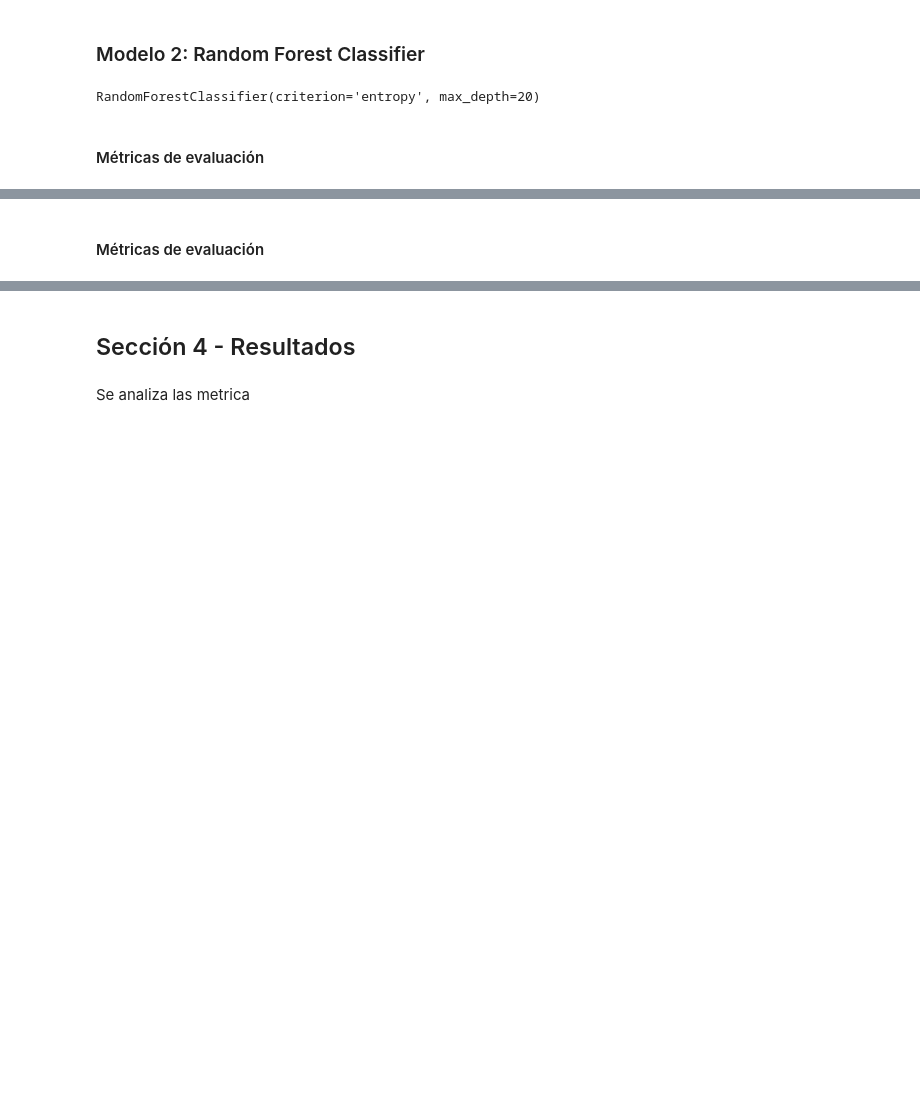
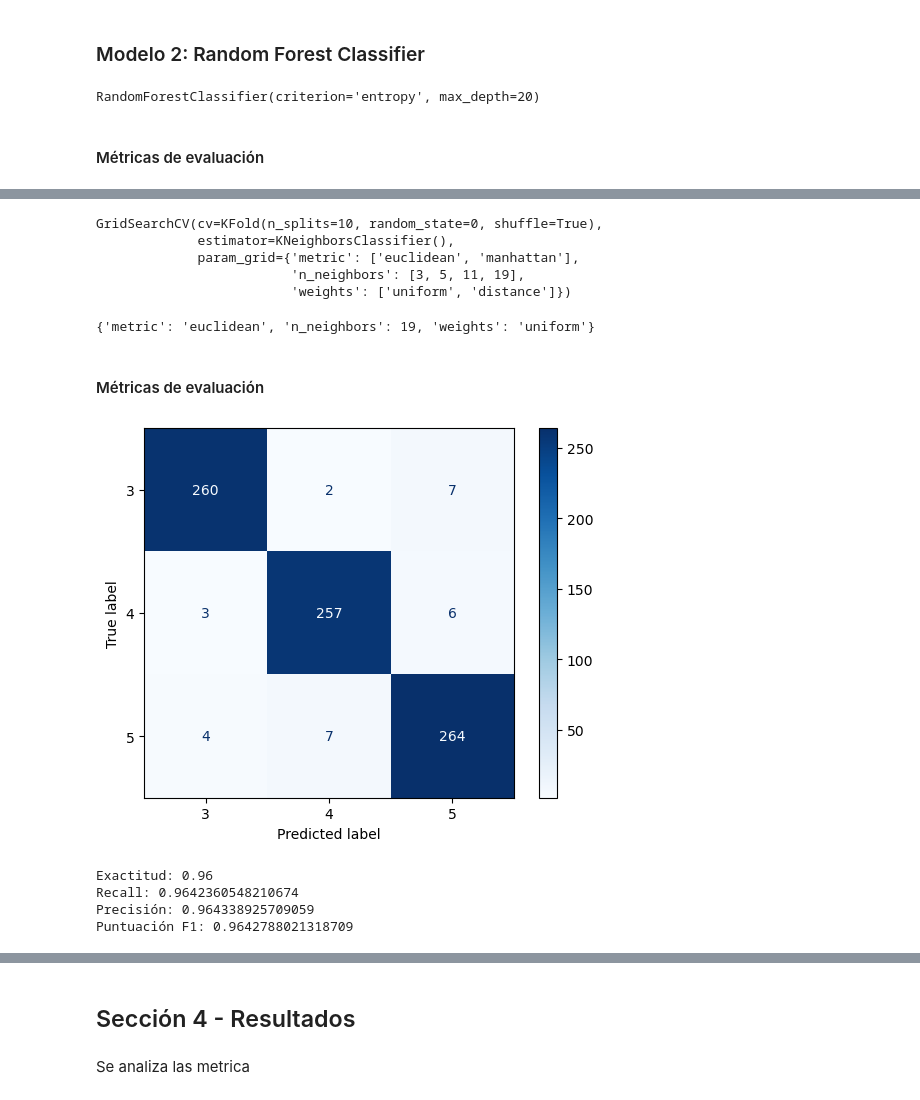
Before and after one commit to BI-Grupo/Proyecto1-Entrega1, a Jupyter notebook: informe.ipynb, the cells around one changed output, grey strips where cells are left out. Saved outputs shown, nothing was run; the diff lists cells and outputs as text; code cells hidden in the pictures; blank space fills up the shorter version.

```diff
--- a/informe.ipynb
+++ b/informe.ipynb
@@ -305,2 +306,42 @@ weighted avg       0.97      0.97      0.97       810
+# %%
+param_grid_knn = {
+    'n_neighbors': [3, 5, 11, 19],
+    'weights': ['uniform', 'distance'],
+    'metric': ['euclidean', 'manhattan']
+}
+knn = KNeighborsClassifier()
+grid_knn = GridSearchCV(estimator=knn, param_grid=param_grid_knn, cv=particiones)
+grid_knn.fit(X_train, Y_train)
+# %% [output]
+GridSearchCV(cv=KFold(n_splits=10, random_state=0, shuffle=True),
+             estimator=KNeighborsClassifier(),
+             param_grid={'metric': ['euclidean', 'manhattan'],
+                         'n_neighbors': [3, 5, 11, 19],
+                         'weights': ['uniform', 'distance']})
+# %%
+grid_knn.best_params_
+# %% [output]
+{'metric': 'euclidean', 'n_neighbors': 19, 'weights': 'uniform'}
+# %%
+knn = grid_knn.best_estimator_
+# %%
+y_pred_3 = knn.predict(X_test)
 # %% [markdown]
 #### Métricas de evaluación
+# %%
+disp = ConfusionMatrixDisplay(confusion_matrix=confusion_matrix(Y_test, y_pred_3), display_labels=knn.classes_)
+disp.plot(cmap=plt.cm.Blues)
+
+plt.show()
+# %% [output]
+[figure, added]
+# %%
+print('Exactitud: %.2f' % accuracy_score(Y_test, y_pred_3))
+print("Recall: {}".format(recall_score(Y_test,y_pred_3,average='macro')))
+print("Precisión: {}".format(precision_score(Y_test,y_pred_3,average='macro')))
+print("Puntuación F1: {}".format(f1_score(Y_test,y_pred_3,average='macro')))
+# %% [output]
+Exactitud: 0.96
+Recall: 0.9642360548210674
+Precisión: 0.964338925709059
+Puntuación F1: 0.9642788021318709
```
Also changed, not shown: parts of 8 cells of this notebook.
